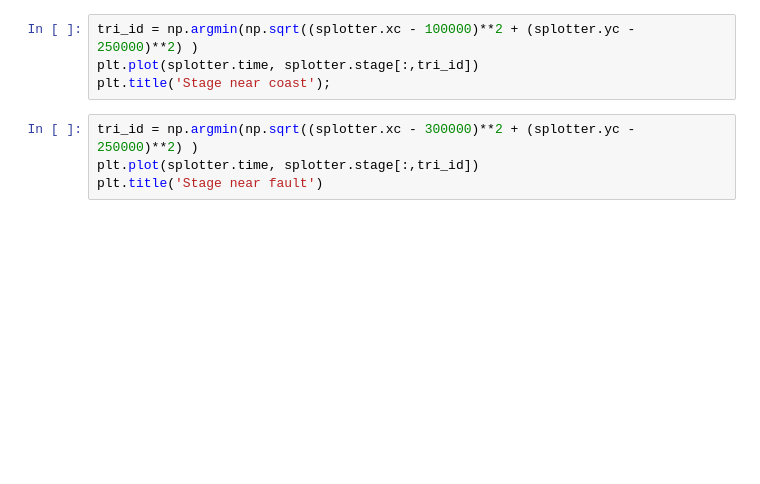
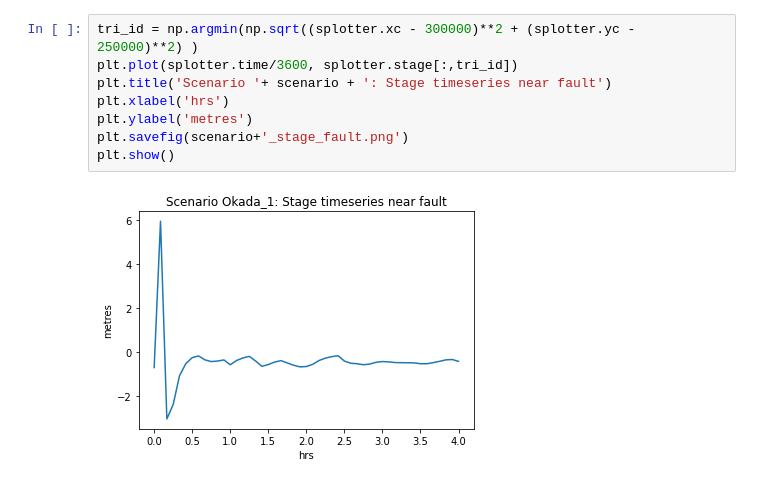
Before and after one commit to stoiver/Tohoku, a Jupyter notebook: notebook_plot_sww.ipynb, the cells around one changed output. Drawn from its saved outputs; the diff is of its cells as text; blank space fills up the shorter version.

```diff
--- a/notebook_plot_sww.ipynb
+++ b/notebook_plot_sww.ipynb
@@ -36,10 +63,12 @@ splotter.plot_stage_frame(frame=12, vmin=-15, vmax=15, figsize=(10, 6), dpi=100)
 # %%
-tri_id = np.argmin(np.sqrt((splotter.xc - 100000)**2 + (splotter.yc - 250000)**2) )
-plt.plot(splotter.time, splotter.stage[:,tri_id])
-plt.title('Stage near coast');
+tri_id = np.argmin(np.sqrt((splotter.xc - 300000)**2 + (splotter.yc - 250000)**2) )
+plt.plot(splotter.time/3600, splotter.stage[:,tri_id])
+plt.title('Scenario '+ scenario + ': Stage timeseries near fault')
+plt.xlabel('hrs')
+plt.ylabel('metres')
+plt.savefig(scenario+'_stage_fault.png')
+plt.show()
+# %% [output]
+[figure, added]
-# %%
-tri_id = np.argmin(np.sqrt((splotter.xc - 300000)**2 + (splotter.yc - 250000)**2) )
-plt.plot(splotter.time, splotter.stage[:,tri_id])
-plt.title('Stage near fault')
 # %%
 slips = np.loadtxt('slips.txt')
```
Also changed, not shown: parts of 9 cells of this notebook, 1 other file.
